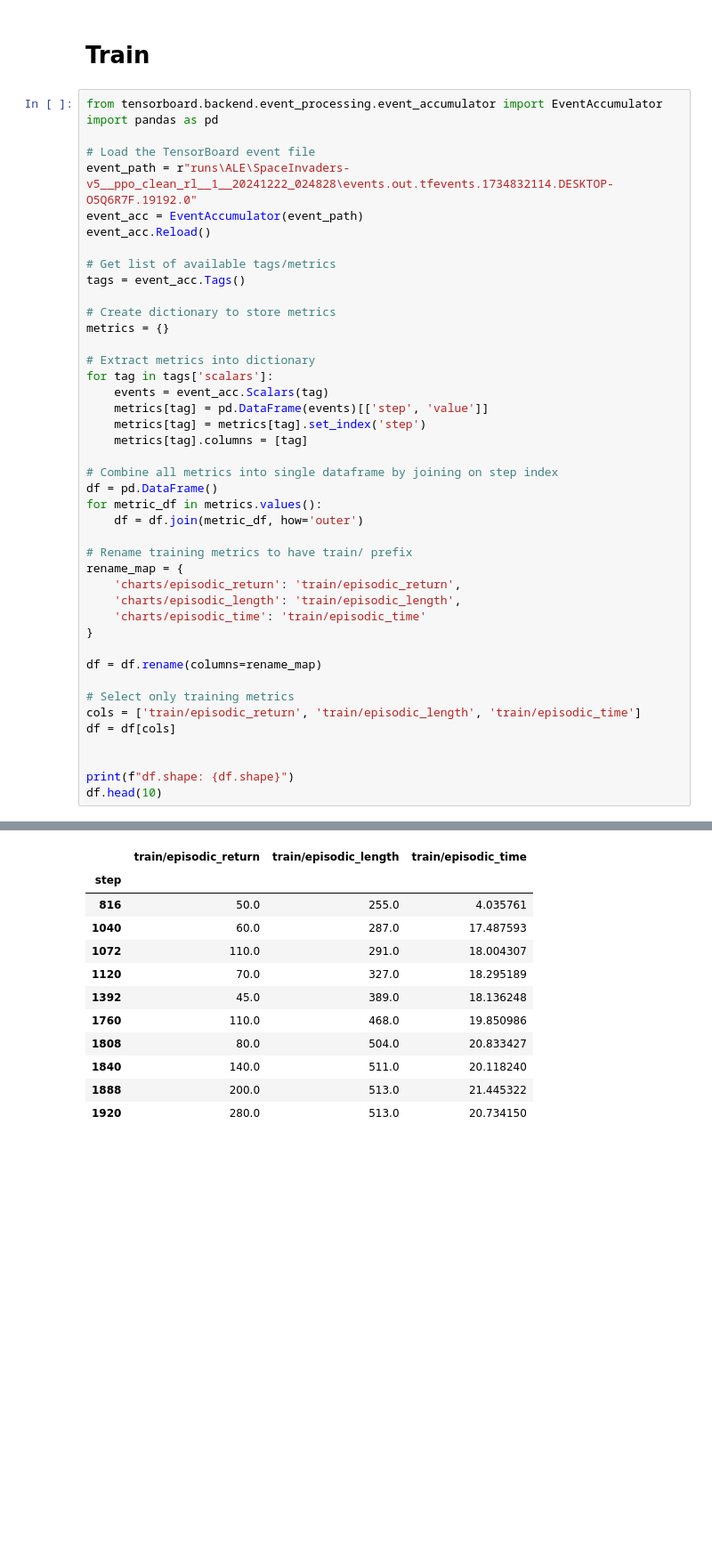
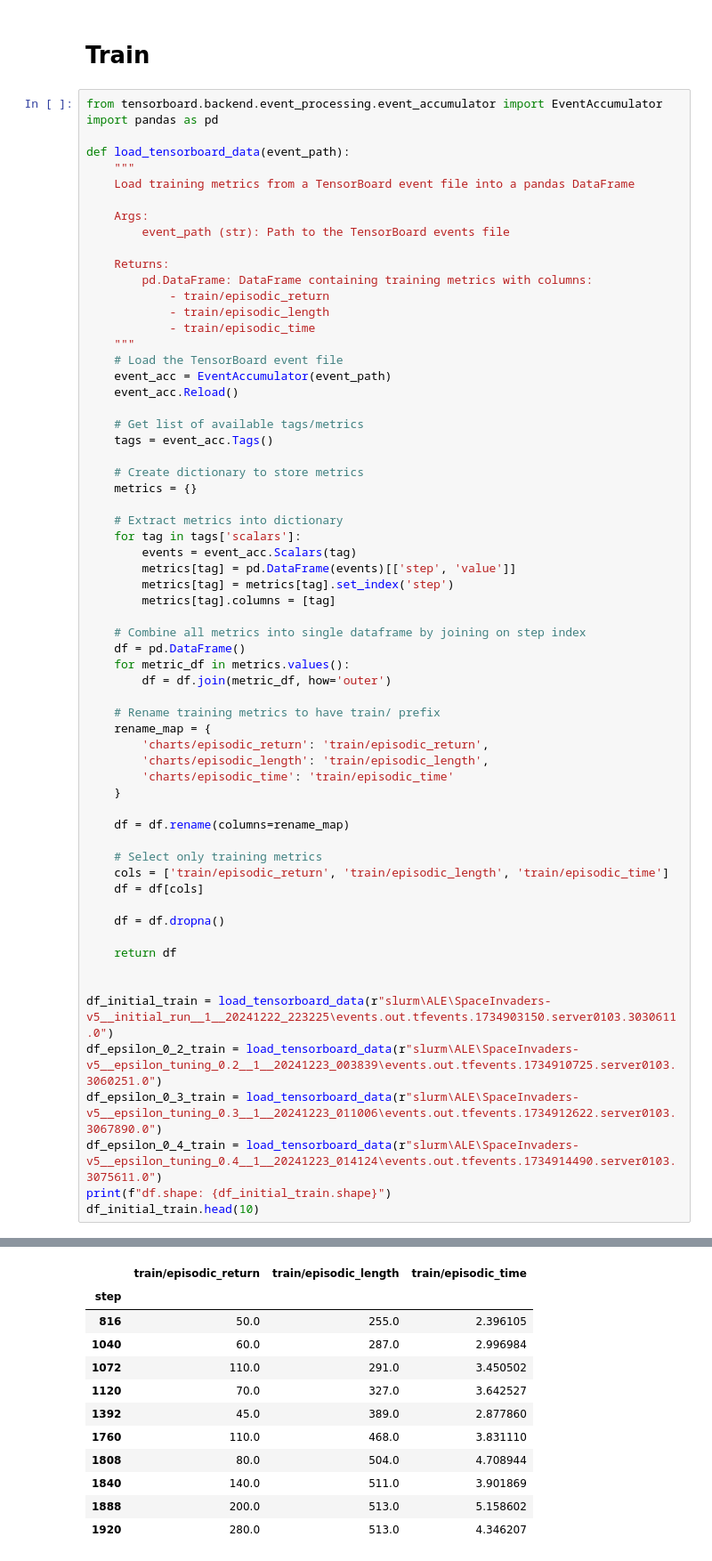
Before and after one commit to florinbarbisch/rle-assginment, a Jupyter notebook: eval.ipynb, the cells around one changed output, grey strips where cells are left out. Shown at 89% size. Saved outputs shown, nothing was run; the diff lists cells and outputs as text; blank space fills up the shorter version.

```diff
--- a/eval.ipynb
+++ b/eval.ipynb
@@ -162,43 +193,63 @@ Max: 1.2
 from tensorboard.backend.event_processing.event_accumulator import EventAccumulator
 import pandas as pd
 
-# Load the TensorBoard event file
-event_path = r"runs\ALE\SpaceInvaders-v5__ppo_clean_rl__1__20241222_024828\events.out.tfevents.1734832114.DESKTOP-O5Q6R7F.19192.0"
-event_acc = EventAccumulator(event_path)
-event_acc.Reload()
+def load_tensorboard_data(event_path):
+    """
+    Load training metrics from a TensorBoard event file into a pandas DataFrame
 
-# Get list of available tags/metrics
-tags = event_acc.Tags()
+    Args:
+        event_path (str): Path to the TensorBoard events file
 
-# Create dictionary to store metrics
-metrics = {}
+    Returns:
+        pd.DataFrame: DataFrame containing training metrics with columns:
+            - train/episodic_return
+            - train/episodic_length
+            - train/episodic_time
+    """
+    # Load the TensorBoard event file
+    event_acc = EventAccumulator(event_path)
+    event_acc.Reload()
 
-# Extract metrics into dictionary
-for tag in tags['scalars']:
-    events = event_acc.Scalars(tag)
-    metrics[tag] = pd.DataFrame(events)[['step', 'value']]
-    metrics[tag] = metrics[tag].set_index('step')
-    metrics[tag].columns = [tag]
+    # Get list of available tags/metrics
+    tags = event_acc.Tags()
 
-# Combine all metrics into single dataframe by joining on step index
-df = pd.DataFrame()
-for metric_df in metrics.values():
-    df = df.join(metric_df, how='outer')
+    # Create dictionary to store metrics
+    metrics = {}
 
-# Rename training metrics to have train/ prefix
-rename_map = {
-    'charts/episodic_return': 'train/episodic_return',
-    'charts/episodic_length': 'train/episodic_length',
-    'charts/episodic_time': 'train/episodic_time'
-}
+    # Extract metrics into dictionary
+    for tag in tags['scalars']:
+        events = event_acc.Scalars(tag)
+        metrics[tag] = pd.DataFrame(events)[['step', 'value']]
+        metrics[tag] = metrics[tag].set_index('step')
+        metrics[tag].columns = [tag]
 
-df = df.rename(columns=rename_map)
+    # Combine all metrics into single dataframe by joining on step index
+    df = pd.DataFrame()
+    for metric_df in metrics.values():
+        df = df.join(metric_df, how='outer')
 
-# Select only training metrics
-cols = ['train/episodic_return', 'train/episodic_length', 'train/episodic_time']
-df = df[cols]
+    # Rename training metrics to have train/ prefix
+    rename_map = {
+        'charts/episodic_return': 'train/episodic_return',
+        'charts/episodic_length': 'train/episodic_length',
+        'charts/episodic_time': 'train/episodic_time'
+    }
+
+    df = df.rename(columns=rename_map)
+
+    # Select only training metrics
+    cols = ['train/episodic_return', 'train/episodic_length', 'train/episodic_time']
+    df = df[cols]
+
+    df = df.dropna()
+
+    return df
 
 
-print(f"df.shape: {df.shape}")
-df.head(10)
+df_initial_train = load_tensorboard_data(r"slurm\ALE\SpaceInvaders-v5__initial_run__1__20241222_223225\events.out.tfevents.1734903150.server0103.3030611.0")
+df_epsilon_0_2_train = load_tensorboard_data(r"slurm\ALE\SpaceInvaders-v5__epsilon_tuning_0.2__1__20241223_003839\events.out.tfevents.1734910725.server0103.3060251.0")
+df_epsilon_0_3_train = load_tensorboard_data(r"slurm\ALE\SpaceInvaders-v5__epsilon_tuning_0.3__1__20241223_011006\events.out.tfevents.1734912622.server0103.3067890.0")
+df_epsilon_0_4_train = load_tensorboard_data(r"slurm\ALE\SpaceInvaders-v5__epsilon_tuning_0.4__1__20241223_014124\events.out.tfevents.1734914490.server0103.3075611.0")
+print(f"df.shape: {df_initial_train.shape}")
+df_initial_train.head(10)
 # %% [output]
@@ -206,13 +257,13 @@ df.shape: (1223, 3)
 |  | train/episodic_return | train/episodic_length | train/episodic_time |
 | step |  |  |  |
-| 816 | 50.0 | 255.0 | 4.035761 |
-| 1040 | 60.0 | 287.0 | 17.487593 |
-| 1072 | 110.0 | 291.0 | 18.004307 |
-| 1120 | 70.0 | 327.0 | 18.295189 |
-| 1392 | 45.0 | 389.0 | 18.136248 |
-| 1760 | 110.0 | 468.0 | 19.850986 |
-| 1808 | 80.0 | 504.0 | 20.833427 |
-| 1840 | 140.0 | 511.0 | 20.118240 |
-| 1888 | 200.0 | 513.0 | 21.445322 |
-| 1920 | 280.0 | 513.0 | 20.734150 |
+| 816 | 50.0 | 255.0 | 2.396105 |
+| 1040 | 60.0 | 287.0 | 2.996984 |
+| 1072 | 110.0 | 291.0 | 3.450502 |
+| 1120 | 70.0 | 327.0 | 3.642527 |
+| 1392 | 45.0 | 389.0 | 2.877860 |
+| 1760 | 110.0 | 468.0 | 3.831110 |
+| 1808 | 80.0 | 504.0 | 4.708944 |
+| 1840 | 140.0 | 511.0 | 3.901869 |
+| 1888 | 200.0 | 513.0 | 5.158602 |
+| 1920 | 280.0 | 513.0 | 4.346207 |
 # %%
```
Also changed, not shown: parts of 4 cells of this notebook.
